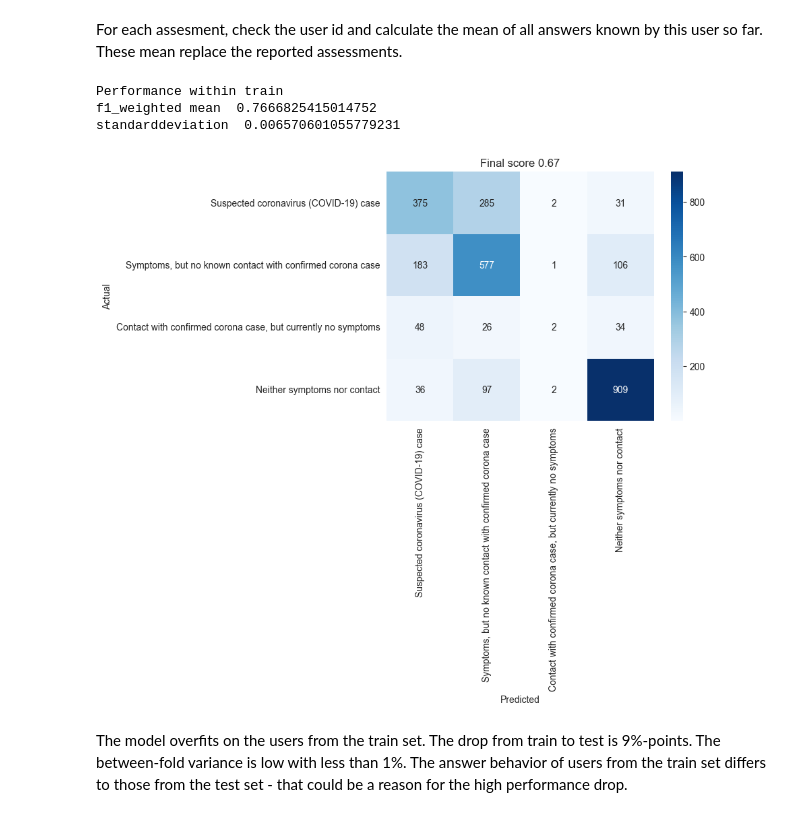
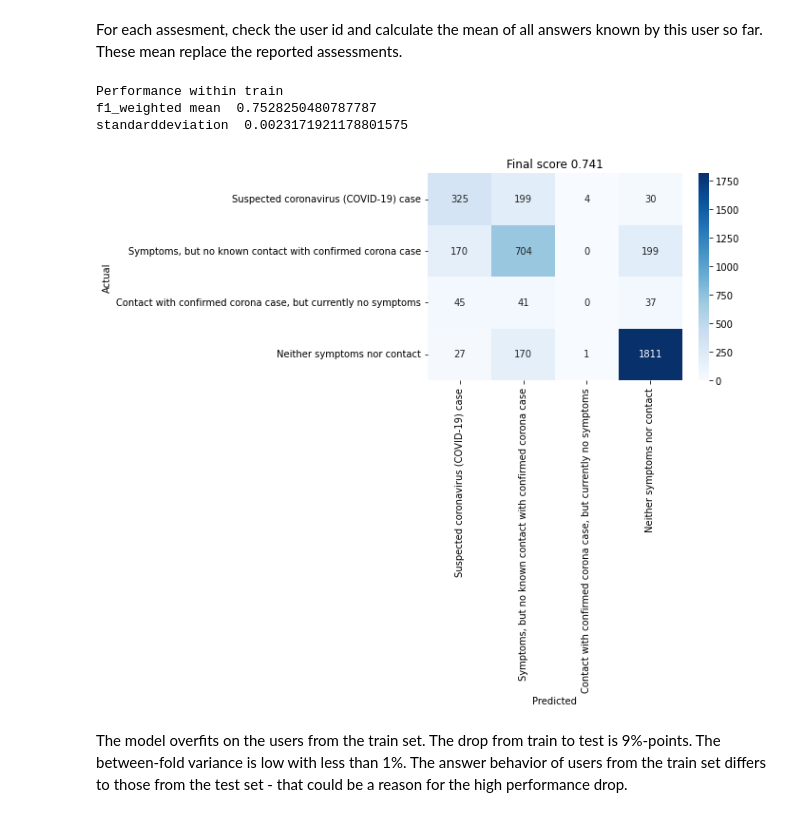
Before and after one commit to joa24jm/UsAs, a Jupyter notebook: src/d02_ml_pipelines/cc.ipynb, the cells around one changed output. Drawn from its saved outputs; the diff is of its cells as text; code cells hidden in the pictures.

Commit message:
rerun pipelines for 5 different seeds for train and test users

```diff
--- a/src/d02_ml_pipelines/cc.ipynb
+++ b/src/d02_ml_pipelines/cc.ipynb
@@ -62,6 +66,6 @@ df.describe()
 # %%
 # first 80 % of users into train, second 20 % into test
-df_train, df_test = helpers.create_train_and_test_set(df)
+df_train, df_test = helpers.create_train_and_test_set(df, sort_users=False, seed=seed)
 # %%
 # define features and target
 features = process_cc_dataset.prepare_for_ml(df, get_features=True)
@@ -303,42 +304,42 @@ Making a precise differentiation with evenly sized time chunks, the model improv
 For each assesment, check the user id and calculate the mean of all answers known by this user so far. These mean replace the reported assessments.
 # %%
 # get original train and test users
-df_train, df_test = helpers.create_train_and_test_set(df)
+df_train, df_test = helpers.create_train_and_test_set(df, sort_users=False, seed=seed)
 
 # create a group column. Each group belongs to a dategroup. The first 20% of the train data belong to date_group_1, the next 20% belong to date_group_2, and so on.
 groups = np.sort(np.random.randint(low=1, high=5+1, size = df_train.shape[0]))
 
 # calculate grouped cumulative means for all assessments of all users
 df_train_avg_user = helpers.calc_cum_mean(df_train, features, user_id='user_id')
 df_test_avg_user = helpers.calc_cum_mean(df_test, features, user_id='user_id')
 
 # prepare data and model
 model, X_train, X_test, y_train, y_test, LE = helpers.prepare_and_instantiate(df_train_avg_user, df_test_avg_user, features, target, bins, LE, fit=False, cut=False)
 
 # train model
 cv = ShuffleSplit(n_splits=n_splits, test_size=test_size, random_state=random_state)
 scores = cross_val_score(model, X_train, y_train, cv=cv, scoring='f1_weighted', groups=groups)
 
 # validate model
 print('Performance within train')
 print('f1_weighted mean ', scores.mean())
 print('standarddeviation ', scores.std())
 
 # fit and calculate
 y_pred, f1_final = helpers.fit_and_calc_score(model, X_train, X_test, y_train, y_test, scores)
 
 # visualize confusion matrix
 helpers.visualize_confusion_matrix(y_test, y_pred, mapping, f1_final)
 
 # write to results dict
 approach = 'average_user'
 results_dic[approach]['f1'] = f1_final
 results_dic[approach]['std'] = scores.std()
 # %% [output]
 Performance within train
-f1_weighted mean  0.7666825415014752
-standarddeviation  0.006570601055779231
+f1_weighted mean  0.7528250480787787
+standarddeviation  0.0023171921178801575
-[figure, old version]
+[figure, new version]
 # %% [markdown]
 The model overfits on the users from the train set. The drop from train to test is 9%-points. The between-fold variance is low with less than 1%.
 The answer behavior of users from the train set differs to those from the test set - that could be a reason for the high performance drop.
```
Also changed, not shown: parts of 8 cells of this notebook, 41 other files.
